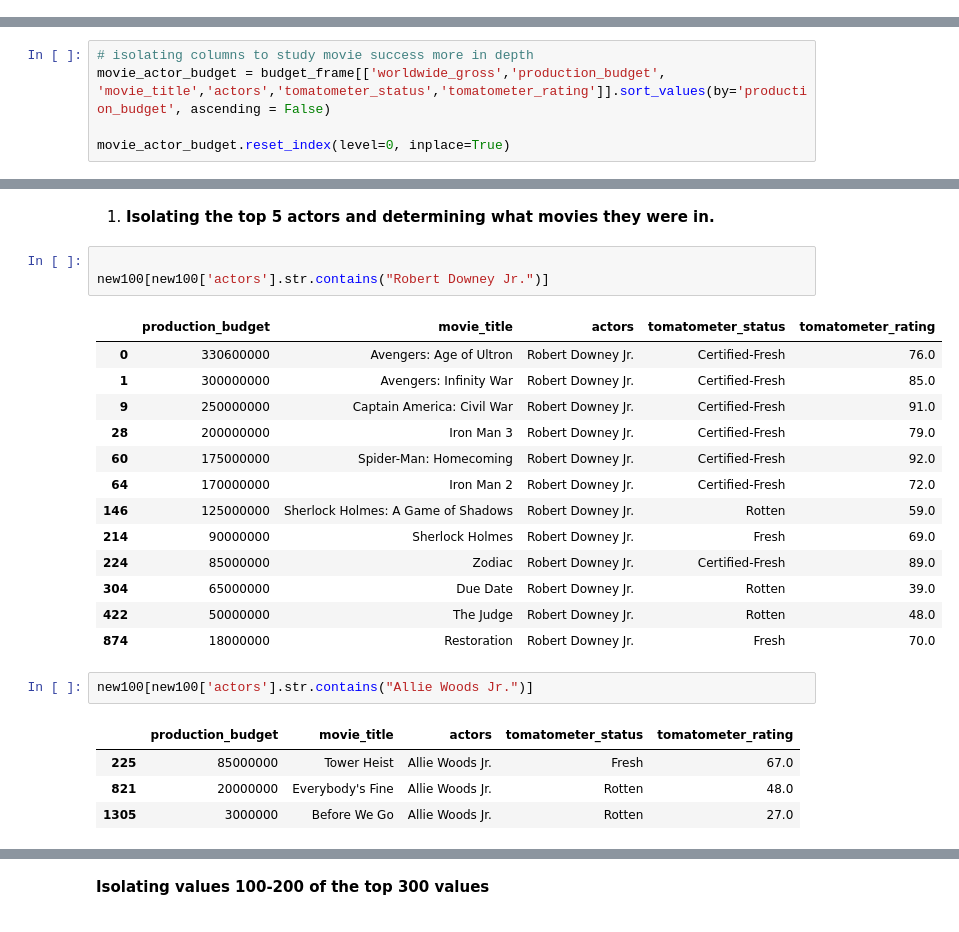
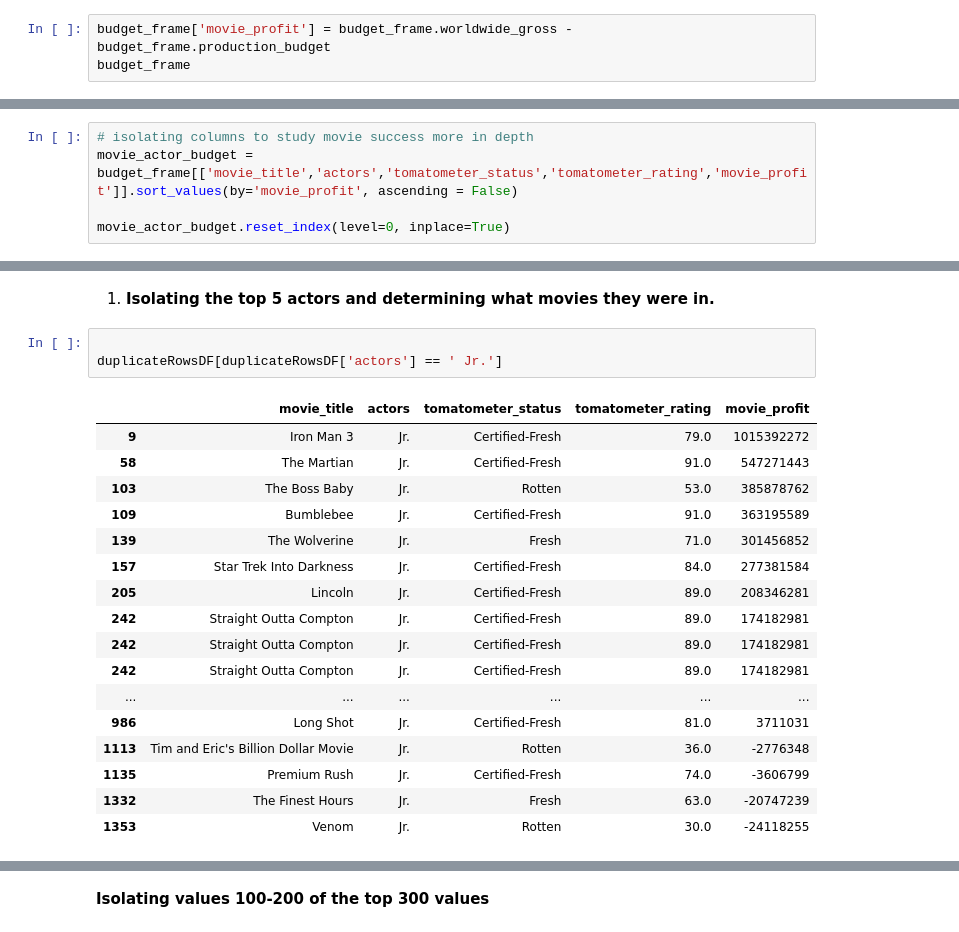
Before and after one commit to jchandleroneal/microsoft-movie-analysis, a Jupyter notebook: movie_analysis.ipynb, the cells around one changed output, grey strips where cells are left out. Saved outputs shown, nothing was run; the diff lists cells and outputs as text.

```diff
--- a/movie_analysis.ipynb
+++ b/movie_analysis.ipynb
@@ -292,3 +292,6 @@ budget_frame.head(2)
 ## Adding a new profit colulmn into data fram to observe movie popularity and success below.**
 
 **Also isolating columns to determine movie success**
+# %%
+budget_frame['movie_profit'] = budget_frame.worldwide_gross - budget_frame.production_budget
+budget_frame
@@ -295,6 +317,6 @@ budget_frame.head(2)
 # %%
 # isolating columns to study movie success more in depth
-movie_actor_budget = budget_frame[['worldwide_gross','production_budget', 'movie_title','actors','tomatometer_status','tomatometer_rating']].sort_values(by='production_budget', ascending = False)
+movie_actor_budget = budget_frame[['movie_title','actors','tomatometer_status','tomatometer_rating','movie_profit']].sort_values(by='movie_profit', ascending = False)
 
 movie_actor_budget.reset_index(level=0, inplace=True)
 # %%
@@ -406,26 +464,23 @@ duplicateRowsDF
 1. **Isolating the top 5 actors and determining what movies they were in.**
 # %%
 
-new100[new100['actors'].str.contains("Robert Downey Jr.")]
+duplicateRowsDF[duplicateRowsDF['actors'] == ' Jr.']
 # %% [output]
-|  | production_budget | movie_title | actors | tomatometer_status | tomatometer_rating |
-| 0 | 330600000 | Avengers: Age of Ultron | Robert Downey Jr. | Certified-Fresh | 76.0 |
-| 1 | 300000000 | Avengers: Infinity War | Robert Downey Jr. | Certified-Fresh | 85.0 |
-| 9 | 250000000 | Captain America: Civil War | Robert Downey Jr. | Certified-Fresh | 91.0 |
-| 28 | 200000000 | Iron Man 3 | Robert Downey Jr. | Certified-Fresh | 79.0 |
-| 60 | 175000000 | Spider-Man: Homecoming | Robert Downey Jr. | Certified-Fresh | 92.0 |
-| 64 | 170000000 | Iron Man 2 | Robert Downey Jr. | Certified-Fresh | 72.0 |
-| 146 | 125000000 | Sherlock Holmes: A Game of Shadows | Robert Downey Jr. | Rotten | 59.0 |
-| 214 | 90000000 | Sherlock Holmes | Robert Downey Jr. | Fresh | 69.0 |
-| 224 | 85000000 | Zodiac | Robert Downey Jr. | Certified-Fresh | 89.0 |
-| 304 | 65000000 | Due Date | Robert Downey Jr. | Rotten | 39.0 |
-| 422 | 50000000 | The Judge | Robert Downey Jr. | Rotten | 48.0 |
-| 874 | 18000000 | Restoration | Robert Downey Jr. | Fresh | 70.0 |
+|  | movie_title | actors | tomatometer_status | tomatometer_rating | movie_profit |
+| 9 | Iron Man 3 | Jr. | Certified-Fresh | 79.0 | 1015392272 |
+| 58 | The Martian | Jr. | Certified-Fresh | 91.0 | 547271443 |
+| 103 | The Boss Baby | Jr. | Rotten | 53.0 | 385878762 |
+| 109 | Bumblebee | Jr. | Certified-Fresh | 91.0 | 363195589 |
+| 139 | The Wolverine | Jr. | Fresh | 71.0 | 301456852 |
+| 157 | Star Trek Into Darkness | Jr. | Certified-Fresh | 84.0 | 277381584 |
+| 205 | Lincoln | Jr. | Certified-Fresh | 89.0 | 208346281 |
+| 242 | Straight Outta Compton | Jr. | Certified-Fresh | 89.0 | 174182981 |
+| 242 | Straight Outta Compton | Jr. | Certified-Fresh | 89.0 | 174182981 |
+| 242 | Straight Outta Compton | Jr. | Certified-Fresh | 89.0 | 174182981 |
+| ... | ... | ... | ... | ... | ... |
+| 986 | Long Shot | Jr. | Certified-Fresh | 81.0 | 3711031 |
+| 1113 | Tim and Eric's Billion Dollar Movie | Jr. | Rotten | 36.0 | -2776348 |
+| 1135 | Premium Rush | Jr. | Certified-Fresh | 74.0 | -3606799 |
+| 1332 | The Finest Hours | Jr. | Fresh | 63.0 | -20747239 |
+| 1353 | Venom | Jr. | Rotten | 30.0 | -24118255 |
-# %%
-new100[new100['actors'].str.contains("Allie Woods Jr.")]
-# %% [output]
-|  | production_budget | movie_title | actors | tomatometer_status | tomatometer_rating |
-| 225 | 85000000 | Tower Heist | Allie Woods Jr. | Fresh | 67.0 |
-| 821 | 20000000 | Everybody's Fine | Allie Woods Jr. | Rotten | 48.0 |
-| 1305 | 3000000 | Before We Go | Allie Woods Jr. | Rotten | 27.0 |
 # %%
```
Also changed, not shown: parts of 14 cells of this notebook.
